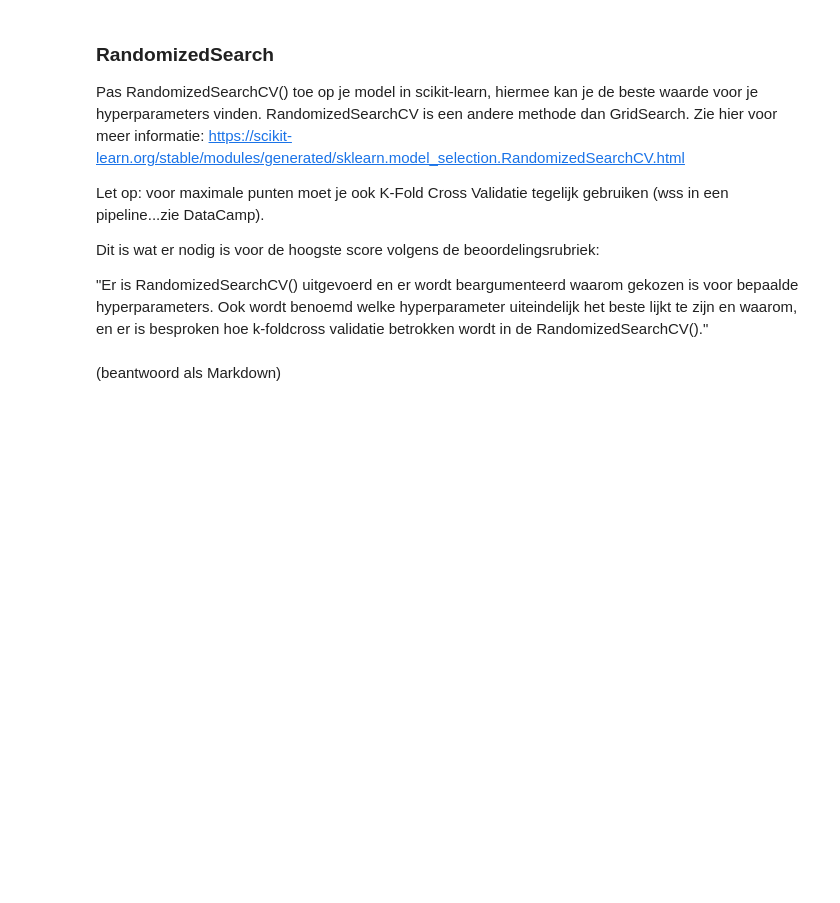
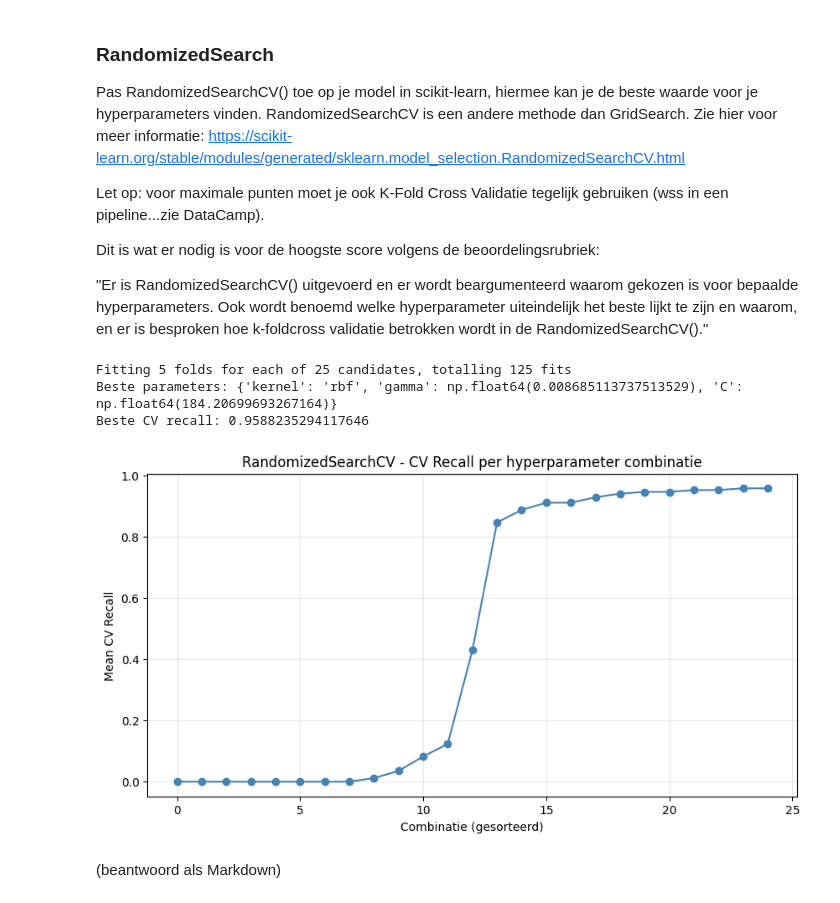
Before and after one commit to Nethamine/OP_2_Data_Mining, a Jupyter notebook: Data Mining - Opdracht 2 (Parameters & Prestatiemetrics).ipynb, the cells around one changed output. Cells and saved outputs as stored; diff of their text form; code cells hidden in the pictures; blank space fills up the shorter version.

```diff
--- a/Data Mining - Opdracht 2 (Parameters & Prestatiemetrics).ipynb
+++ b/Data Mining - Opdracht 2 (Parameters & Prestatiemetrics).ipynb
@@ -1049,7 +1257,75 @@ Dit is wat er nodig is voor de hoogste score volgens de beoordelingsrubriek:
 
 "Er is RandomizedSearchCV() uitgevoerd en er wordt beargumenteerd waarom gekozen is voor bepaalde hyperparameters. Ook wordt benoemd welke hyperparameter uiteindelijk het beste lijkt te zijn en waarom, en er is besproken hoe k-foldcross validatie betrokken wordt in de RandomizedSearchCV()."
 # %%
-(beantwoord als code)
+from sklearn.model_selection import RandomizedSearchCV, StratifiedKFold
+from sklearn.svm import SVC
+import numpy as np
+import matplotlib.pyplot as plt
+
+# =========================
+# MODEL + PARAMETER SPACE
+# =========================
+svm = SVC(random_state=42)
+
+param_distributions = {
+    "C": np.logspace(-3, 3, 50),
+    "gamma": np.logspace(-4, 1, 50),
+    "kernel": ["rbf"]
+}
+
+# =========================
+# K-FOLD CROSS VALIDATION
+# =========================
+cv = StratifiedKFold(
+    n_splits=5,
+    shuffle=True,
+    random_state=42
+)
+
+# =========================
+# RANDOMIZED SEARCH
+# =========================
+random_search = RandomizedSearchCV(
+    estimator=svm,
+    param_distributions=param_distributions,
+    n_iter=25,
+    scoring="recall",
+    cv=cv,
+    random_state=42,
+    n_jobs=-1,
+    verbose=1
+)
+
+random_search.fit(X_train_sc, y_train)
+
+print("Beste parameters:", random_search.best_params_)
+print("Beste CV recall:", random_search.best_score_)
+
+# =========================
+# VISUALISATIE
+# =========================
+
+results = random_search.cv_results_
+mean_scores = results["mean_test_score"]
+
+sorted_idx = np.argsort(mean_scores)
+sorted_scores = mean_scores[sorted_idx]
+
+plt.figure(figsize=(10,5))
+
+plt.plot(sorted_scores, marker="o", linestyle="-", color="steelblue")
+
+plt.title("RandomizedSearchCV - CV Recall per hyperparameter combinatie")
+plt.xlabel("Combinatie (gesorteerd)")
+plt.ylabel("Mean CV Recall")
+plt.grid(alpha=0.3)
+
+plt.show()
+# %% [output]
+Fitting 5 folds for each of 25 candidates, totalling 125 fits
+Beste parameters: {'kernel': 'rbf', 'gamma': np.float64(0.008685113737513529), 'C': np.float64(184.20699693267164)}
+Beste CV recall: 0.9588235294117646
+[figure, added]
 # %% [markdown]
 (beantwoord als Markdown)
 # %% [markdown]
```
Also changed, not shown: parts of 3 cells of this notebook.
